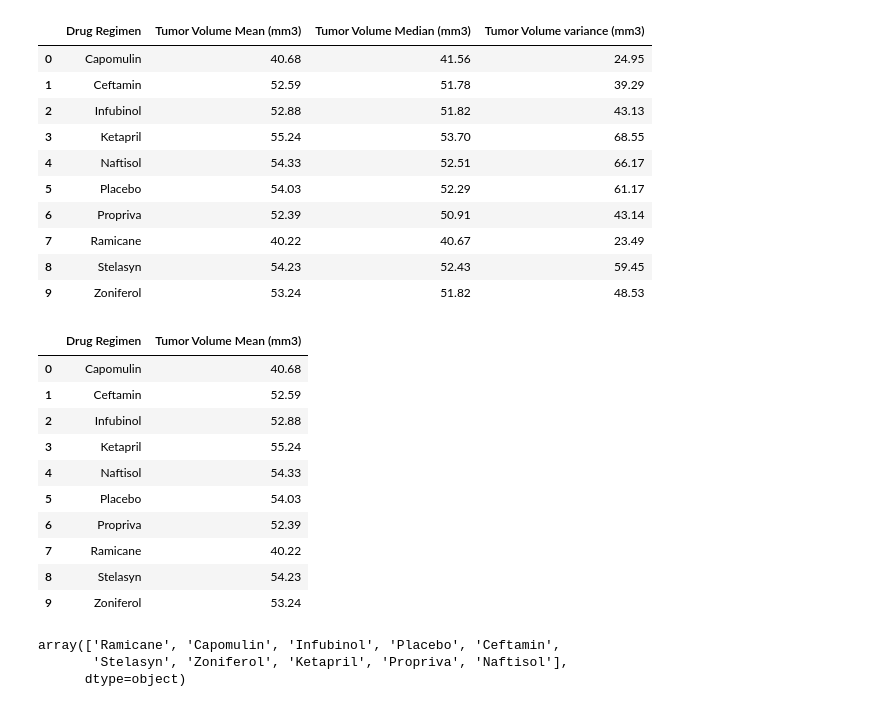
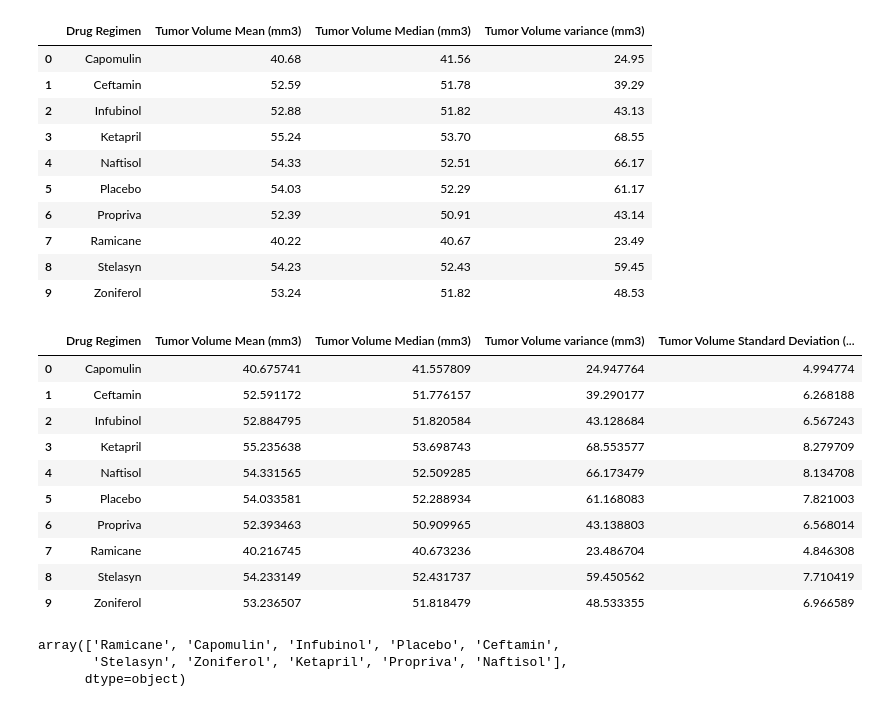
Before and after one commit to Carly-Jane/Matplotlib_Homework_Carly_Wieland, a Jupyter notebook: pymaceuticals_starter.ipynb, the cells around one changed output. Drawn from its saved outputs; the diff is of its cells as text; code cells hidden in the pictures.

Commit message:
standard deviation calculated and added to the summary statistics data frame. now calculating the standard error.

```diff
--- a/pymaceuticals_starter.ipynb
+++ b/pymaceuticals_starter.ipynb
@@ -205,3 +187,21 @@ summary_statistics.round(2)
+# %%
+# standard deviation is square root of the variance column. so now i need to add a new column with that formula.
+# create a column for "square root of the variance" in the summary_statistics dataframe
+
+summary_statistics['Tumor Volume Standard Deviation (mm3)'] = np.sqrt(summary_statistics['Tumor Volume variance (mm3)'])
+summary_statistics
+# %% [output]
+|  | Drug Regimen | Tumor Volume Mean (mm3) | Tumor Volume Median (mm3) | Tumor Volume variance (mm3) | Tumor Volume Standard Deviation (... |
+| 0 | Capomulin | 40.675741 | 41.557809 | 24.947764 | 4.994774 |
+| 1 | Ceftamin | 52.591172 | 51.776157 | 39.290177 | 6.268188 |
+| 2 | Infubinol | 52.884795 | 51.820584 | 43.128684 | 6.567243 |
+| 3 | Ketapril | 55.235638 | 53.698743 | 68.553577 | 8.279709 |
+| 4 | Naftisol | 54.331565 | 52.509285 | 66.173479 | 8.134708 |
+| 5 | Placebo | 54.033581 | 52.288934 | 61.168083 | 7.821003 |
+| 6 | Propriva | 52.393463 | 50.909965 | 43.138803 | 6.568014 |
+| 7 | Ramicane | 40.216745 | 40.673236 | 23.486704 | 4.846308 |
+| 8 | Stelasyn | 54.233149 | 52.431737 | 59.450562 | 7.710419 |
+| 9 | Zoniferol | 53.236507 | 51.818479 | 48.533355 | 6.966589 |
 # %%
 # # Calculate standard error on means
 # sems = [sem(s.MEDV) for s in samples]
@@ -214,31 +214,6 @@ summary_statistics.round(2)
 # print(f"The SEM value for the sample fuel economy data is {sem(sample.Combined_LP100km)}")
 
 # The sem() method calculates the standard error of the mean for each column
-
-# remove un-necessatry columns
-summary_stats_mean = study_data_complete_clean[["Drug Regimen", "Tumor Volume (mm3)"]]
-
-# group dataframe by Drug Regimen
-summary_stats_mean_grouped = summary_stats_mean.groupby(["Drug Regimen"], as_index=False)
-
-# step one, a mean total for each Drug Regimen
-summary_stats_mean_grouped = summary_stats_mean_grouped.mean()
-
-summary_stats_mean_grouped.rename(columns={"Tumor Volume (mm3)": "Tumor Volume Mean (mm3)"}, inplace=True)
-
-summary_stats_mean_grouped.round(2)
-# %% [output]
-|  | Drug Regimen | Tumor Volume Mean (mm3) |
-| 0 | Capomulin | 40.68 |
-| 1 | Ceftamin | 52.59 |
-| 2 | Infubinol | 52.88 |
-| 3 | Ketapril | 55.24 |
-| 4 | Naftisol | 54.33 |
-| 5 | Placebo | 54.03 |
-| 6 | Propriva | 52.39 |
-| 7 | Ramicane | 40.22 |
-| 8 | Stelasyn | 54.23 |
-| 9 | Zoniferol | 53.24 |
 # %%
 # what are the unique Drug Regimens?
 unique_drug_regimen = study_data_complete["Drug Regimen"].unique()
```
Also changed, not shown: parts of 1 cell of this notebook.
